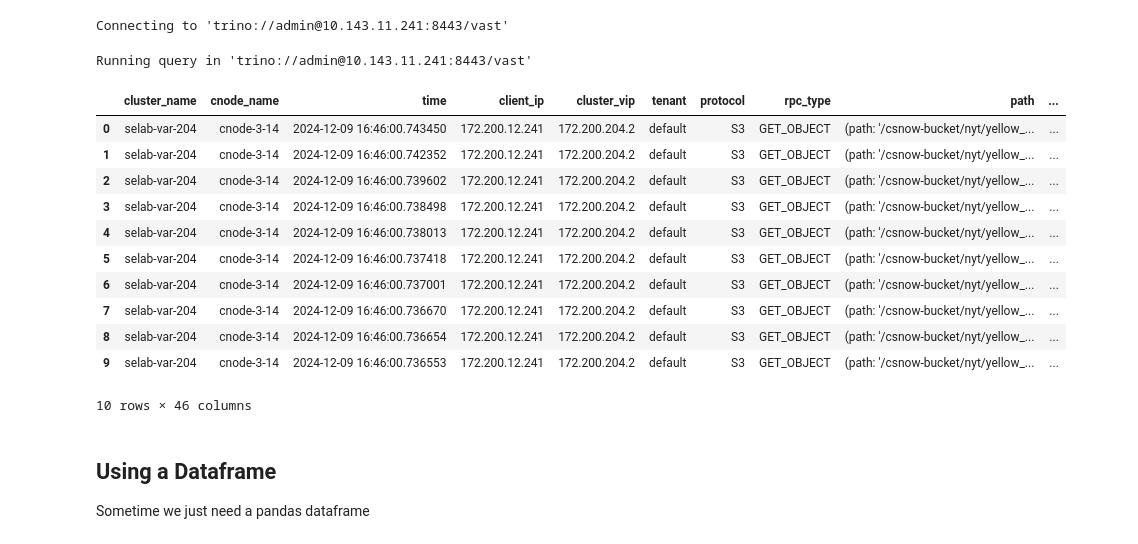
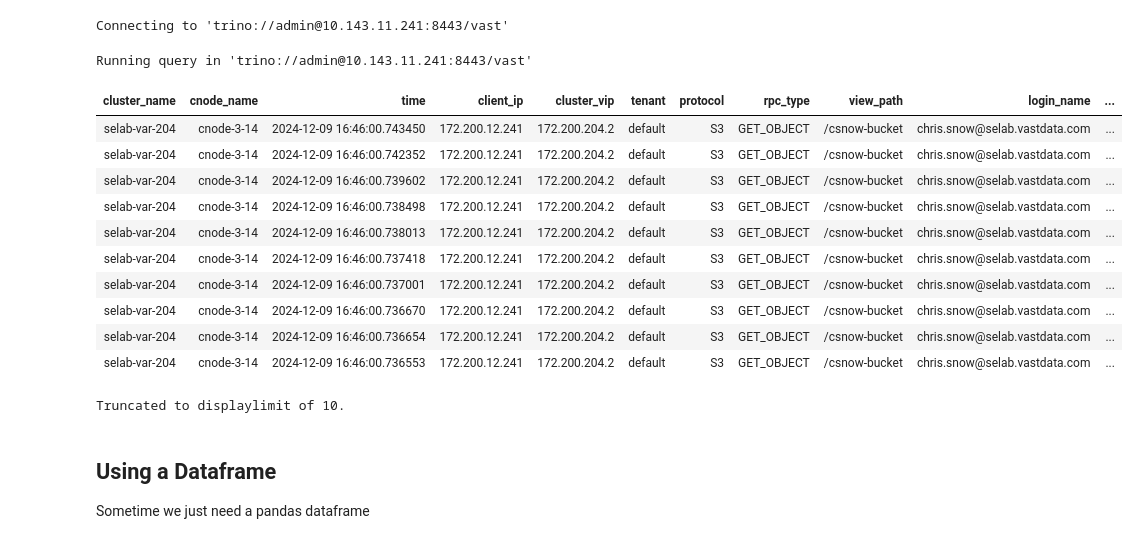
Before and after one commit to snowch/vast-docker-compose-examples, a Jupyter notebook: jupyter-pyspark/examples/sql_notebooks/auditlog.ipynb, the cells around one changed output. Drawn from its saved outputs; the diff is of its cells as text; code cells hidden in the pictures.

```diff
--- a/jupyter-pyspark/examples/sql_notebooks/auditlog.ipynb
+++ b/jupyter-pyspark/examples/sql_notebooks/auditlog.ipynb
@@ -16,30 +16,75 @@ Connecting to 'trino://admin@10.143.11.241:8443/vast'
 # %%
 %%sql
 
 SELECT
-    *
+    cluster_name,
+    cnode_name,
+    time,
+    client_ip,
+    cluster_vip,
+    tenant,
+    protocol,
+    rpc_type,
+    --path, -- this field causes a jupyter error
+    view_path,
+    --name, -- this field causes a jupyter error
+    login_name,
+    uid,
+    sid,
+    s3_access_keys,
+    status,
+    nfs3_required_permissions,
+    nfs3_granted_permissions,
+    nfs_link_name,
+    nfs_link_path,
+    rename_path,
+    rename_name,
+    nfs_rpc_sub_types,
+    nfs_symlink,
+    nfs4_required_access,
+    nfs4_granted_access,
+    nfs4_ftype,
+    s3_used_access_key,
+    s3_request_id,
+    connection_type,
+    s3_bucket_name,
+    s3_multipart_upload_id,
+    s3_version_id,
+    s3_version_phandle,
+    s3_source_object,
+    smb_ads_name,
+    smb_create_action,
+    smb_create_option,
+    smb_create_disposition,
+    smb_delete_on_close,
+    smb_info_type,
+    smb_info_class,
+    smb_rename_struct,
+    num_ops,
+    num_bytes,
+    time_str
 FROM
     "vast-audit-log-bucket|vast_audit_log_schema".vast_audit_log_table
 WHERE
     view_path like '/csnow%'
     and protocol <> 'NDB'
 ORDER BY
     time DESC
 LIMIT 10
 # %% [output]
 Running query in 'trino://admin@10.143.11.241:8443/vast'
-|  | cluster_name | cnode_name | time | client_ip | cluster_vip | tenant | protocol | rpc_type | path | ... |
-| 0 | selab-var-204 | cnode-3-14 | 2024-12-09 16:46:00.743450 | 172.200.12.241 | 172.200.204.2 | default | S3 | GET_OBJECT | (path: '/csnow-bucket/nyt/yellow_... | ... |
-| 1 | selab-var-204 | cnode-3-14 | 2024-12-09 16:46:00.742352 | 172.200.12.241 | 172.200.204.2 | default | S3 | GET_OBJECT | (path: '/csnow-bucket/nyt/yellow_... | ... |
-| 2 | selab-var-204 | cnode-3-14 | 2024-12-09 16:46:00.739602 | 172.200.12.241 | 172.200.204.2 | default | S3 | GET_OBJECT | (path: '/csnow-bucket/nyt/yellow_... | ... |
-| 3 | selab-var-204 | cnode-3-14 | 2024-12-09 16:46:00.738498 | 172.200.12.241 | 172.200.204.2 | default | S3 | GET_OBJECT | (path: '/csnow-bucket/nyt/yellow_... | ... |
-| 4 | selab-var-204 | cnode-3-14 | 2024-12-09 16:46:00.738013 | 172.200.12.241 | 172.200.204.2 | default | S3 | GET_OBJECT | (path: '/csnow-bucket/nyt/yellow_... | ... |
-| 5 | selab-var-204 | cnode-3-14 | 2024-12-09 16:46:00.737418 | 172.200.12.241 | 172.200.204.2 | default | S3 | GET_OBJECT | (path: '/csnow-bucket/nyt/yellow_... | ... |
-| 6 | selab-var-204 | cnode-3-14 | 2024-12-09 16:46:00.737001 | 172.200.12.241 | 172.200.204.2 | default | S3 | GET_OBJECT | (path: '/csnow-bucket/nyt/yellow_... | ... |
-| 7 | selab-var-204 | cnode-3-14 | 2024-12-09 16:46:00.736670 | 172.200.12.241 | 172.200.204.2 | default | S3 | GET_OBJECT | (path: '/csnow-bucket/nyt/yellow_... | ... |
-| 8 | selab-var-204 | cnode-3-14 | 2024-12-09 16:46:00.736654 | 172.200.12.241 | 172.200.204.2 | default | S3 | GET_OBJECT | (path: '/csnow-bucket/nyt/yellow_... | ... |
-| 9 | selab-var-204 | cnode-3-14 | 2024-12-09 16:46:00.736553 | 172.200.12.241 | 172.200.204.2 | default | S3 | GET_OBJECT | (path: '/csnow-bucket/nyt/yellow_... | ... |
+| cluster_name | cnode_name | time | client_ip | cluster_vip | tenant | protocol | rpc_type | view_path | login_name | ... |
+| selab-var-204 | cnode-3-14 | 2024-12-09 16:46:00.743450 | 172.200.12.241 | 172.200.204.2 | default | S3 | GET_OBJECT | /csnow-bucket | chris.snow@selab.vastdata.com | ... |
+| selab-var-204 | cnode-3-14 | 2024-12-09 16:46:00.742352 | 172.200.12.241 | 172.200.204.2 | default | S3 | GET_OBJECT | /csnow-bucket | chris.snow@selab.vastdata.com | ... |
+| selab-var-204 | cnode-3-14 | 2024-12-09 16:46:00.739602 | 172.200.12.241 | 172.200.204.2 | default | S3 | GET_OBJECT | /csnow-bucket | chris.snow@selab.vastdata.com | ... |
+| selab-var-204 | cnode-3-14 | 2024-12-09 16:46:00.738498 | 172.200.12.241 | 172.200.204.2 | default | S3 | GET_OBJECT | /csnow-bucket | chris.snow@selab.vastdata.com | ... |
+| selab-var-204 | cnode-3-14 | 2024-12-09 16:46:00.738013 | 172.200.12.241 | 172.200.204.2 | default | S3 | GET_OBJECT | /csnow-bucket | chris.snow@selab.vastdata.com | ... |
+| selab-var-204 | cnode-3-14 | 2024-12-09 16:46:00.737418 | 172.200.12.241 | 172.200.204.2 | default | S3 | GET_OBJECT | /csnow-bucket | chris.snow@selab.vastdata.com | ... |
+| selab-var-204 | cnode-3-14 | 2024-12-09 16:46:00.737001 | 172.200.12.241 | 172.200.204.2 | default | S3 | GET_OBJECT | /csnow-bucket | chris.snow@selab.vastdata.com | ... |
+| selab-var-204 | cnode-3-14 | 2024-12-09 16:46:00.736670 | 172.200.12.241 | 172.200.204.2 | default | S3 | GET_OBJECT | /csnow-bucket | chris.snow@selab.vastdata.com | ... |
+| selab-var-204 | cnode-3-14 | 2024-12-09 16:46:00.736654 | 172.200.12.241 | 172.200.204.2 | default | S3 | GET_OBJECT | /csnow-bucket | chris.snow@selab.vastdata.com | ... |
+| selab-var-204 | cnode-3-14 | 2024-12-09 16:46:00.736553 | 172.200.12.241 | 172.200.204.2 | default | S3 | GET_OBJECT | /csnow-bucket | chris.snow@selab.vastdata.com | ... |
-10 rows × 46 columns
+Truncated to displaylimit of 10.
 # %% [markdown]
 ## Using a Dataframe
 
```
Also changed, not shown: parts of 1 cell of this notebook, 1 other file.
